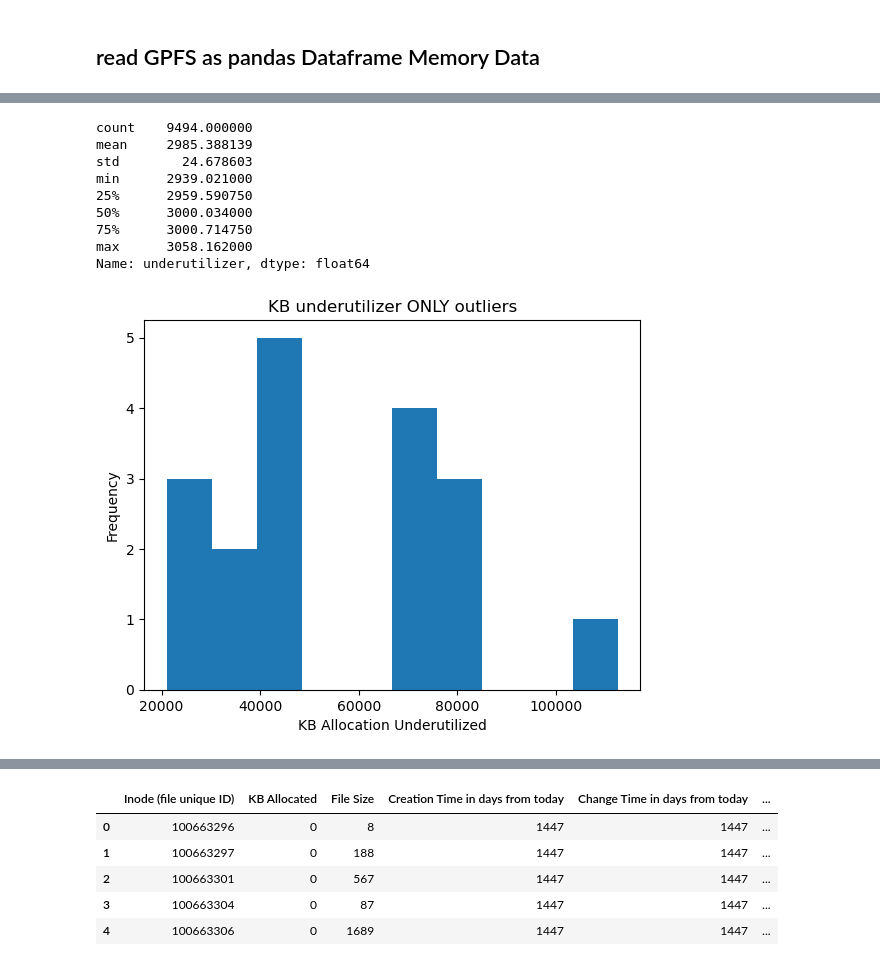
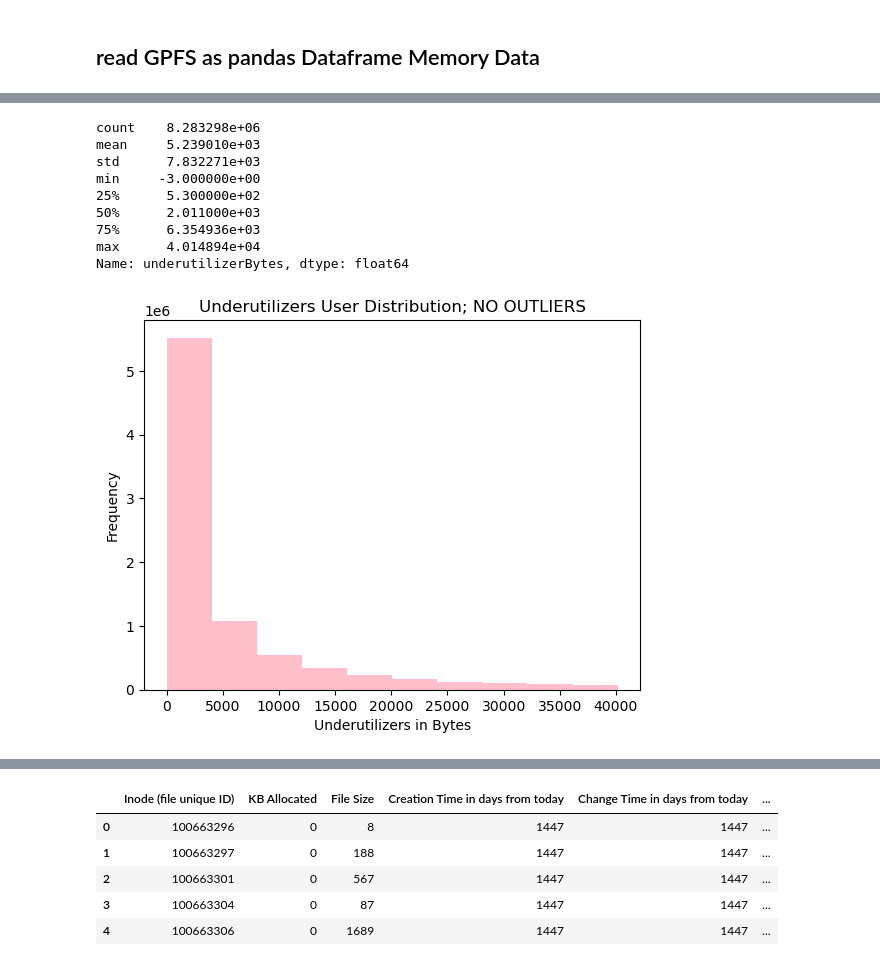
Before and after one commit to tairaeli/ICER_user_data_analytics, a Jupyter notebook: data_insights_GPFS.ipynb, the cells around one changed output, grey strips where cells are left out. Saved outputs shown, nothing was run; the diff lists cells and outputs as text; code cells hidden in the pictures.

```diff
--- a/data_insights_GPFS.ipynb
+++ b/data_insights_GPFS.ipynb
@@ -20,7 +20,7 @@ column_names = ["Inode (file unique ID)",
 "Acces time in days from today",
 "GID numeric ID for the group owner of the file",
 "UID numeric ID for the owner of the file"]
-df = pd.read_csv("/mnt/research/CMSE495-SS24-ICER/file_system_usage/gpfs-stats/inode-size-age-jan-23",header=None, names = column_names, sep=" ",nrows=10000)
+df = pd.read_csv("/mnt/research/CMSE495-SS24-ICER/file_system_usage/gpfs-stats/inode-size-age-jan-23",header=None, names = column_names, sep=" ",nrows=1e7)
 df
 # %% [output]
 |  | Inode (file unique ID) | KB Allocated | File Size | Creation Time in days from today | Change Time in days from today | ... |
@@ -51,8 +51,10 @@ UID numeric ID for the owner of the file             13
 dtype: int64
 # %%
-# compute file size- kb allocated = allocated memory not used
+# compute file size-  kb allocated = allocated memory not used
 # the higher the # the higher allocated memory not used
-df["underutilizer"] = df['File Size']/1000 - df['KB Allocated'] + 3000
+
+# file size is in bytes, KB Allocated is in Kilo Bytes
+df["underutilizerBytes"] = df['File Size'] - (df['KB Allocated'] + 3000)/1000
 df
 # %% [output]
 |  | Inode (file unique ID) | KB Allocated | File Size | Creation Time in days from today | Change Time in days from today | ... |
@@ -84,14 +95,14 @@ Name: underutilizer, dtype: float64
 # %%
 # removing outliers
 # IQR method
-Q1 = df['underutilizer'].quantile(0.25)
-Q3 = df['underutilizer'].quantile(0.75)
+Q1 = df['underutilizerBytes'].quantile(0.25)
+Q3 = df['underutilizerBytes'].quantile(0.75)
 IQR = Q3 - Q1
 
-df_no_outliers = df[(df['underutilizer'] >= (Q1 - 1.5 * IQR)) &
-                    (df['underutilizer'] <= (Q3 + 1.5 * IQR))]
+df_no_outliers = df[(df['underutilizerBytes'] >= (Q1 - 1.5 * IQR)) &
+                    (df['underutilizerBytes'] <= (Q3 + 1.5 * IQR))]
 # dataframe with out outliers
-df_no_outliers
+df_no_outliers.head()
 # %% [output]
 |  | Inode (file unique ID) | KB Allocated | File Size | Creation Time in days from today | Change Time in days from today | ... |
 | 0 | 100663296 | 0 | 8 | 1447 | 1447 | ... |
@@ -109,24 +113,24 @@ df_no_outliers
 # %%
-# standard dataframe
-df_no_outliers.underutilizer.describe()
+# no outliers dataframe
+df_no_outliers.underutilizerBytes.describe()
 # %% [output]
-count    9494.000000
-mean     2985.388139
-std        24.678603
-min      2939.021000
-25%      2959.590750
-50%      3000.034000
-75%      3000.714750
-max      3058.162000
-Name: underutilizer, dtype: float64
+count    8.283298e+06
+mean     5.239010e+03
+std      7.832271e+03
+min     -3.000000e+00
+25%      5.300000e+02
+50%      2.011000e+03
+75%      6.354936e+03
+max      4.014894e+04
+Name: underutilizerBytes, dtype: float64
 # %%
 # filtering to only outliers for KB allocated underutilized (bad_users)
-plt.hist(df.underutilizer[df.underutilizer>20000])
-plt.xlabel("KB Allocation Underutilized")
+plt.hist(df_no_outliers.underutilizerBytes,  bins=10, color='pink')
+plt.xlabel("Underutilizers in Bytes")
 plt.ylabel("Frequency")
-plt.title("KB underutilizer ONLY outliers")
+plt.title("Underutilizers User Distribution; NO OUTLIERS")
 plt.show()
 # %% [output]
-[figure, old version]
+[figure, new version]
 # %%
 # Table of outliers that underutilized memory the most
```
Also changed, not shown: parts of 18 cells of this notebook.
